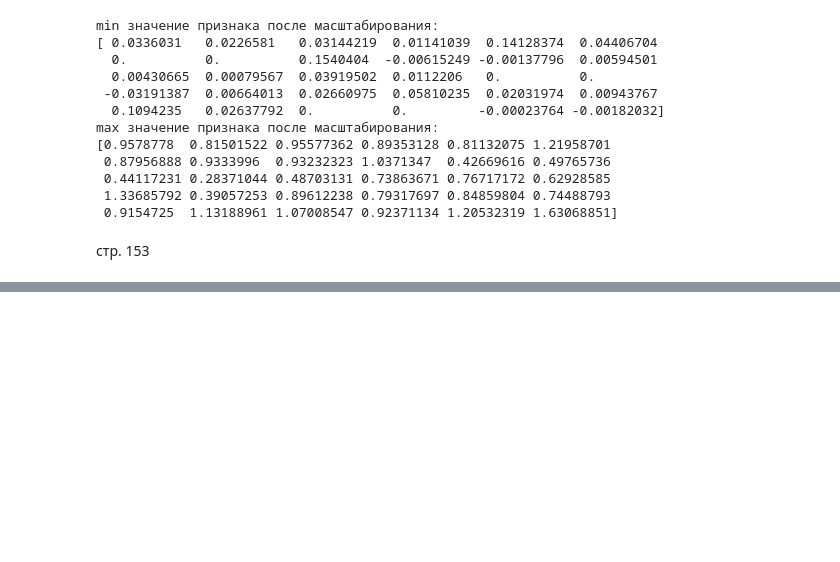
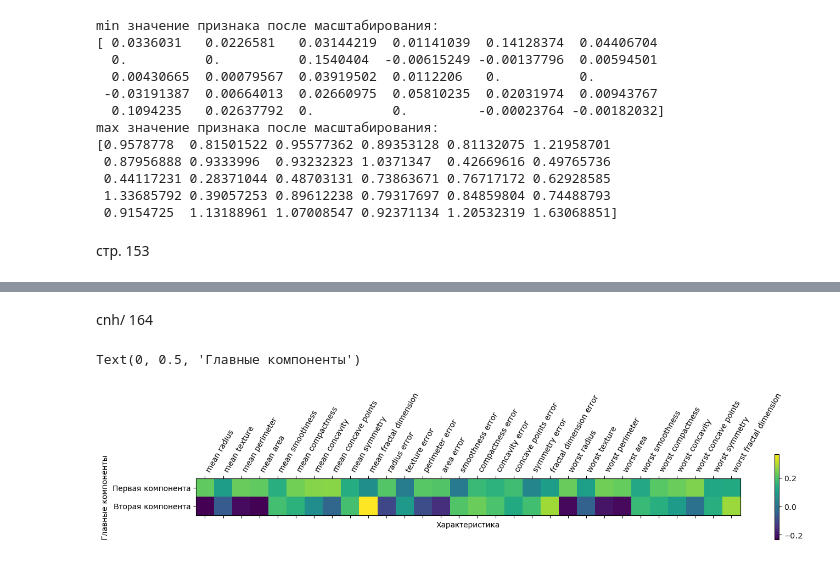
Before and after one commit to grigvlwork/ml_muller, a Jupyter notebook: chapter3.ipynb, the cells around one changed output, grey strips where cells are left out. Cells and saved outputs as stored; diff of their text form; code cells hidden in the pictures; blank space fills up the shorter version.

```diff
--- a/chapter3.ipynb
+++ b/chapter3.ipynb
@@ -133,0 +253,13 @@ for ax in axes:
+# %% [markdown]
+cnh/ 164
+# %%
+plt.matshow(pca.components_, cmap='viridis')
+plt.yticks([0, 1], ["Первая компонента", "Вторая компонента"])
+plt.colorbar()
+plt.xticks(range(len(cancer.feature_names)),
+           cancer.feature_names, rotation=60, ha='left')
+plt.xlabel("Характеристика")
+plt.ylabel("Главные компоненты")
+# %% [output]
+Text(0, 0.5, 'Главные компоненты')
+[figure, added]
```
Also changed, not shown: parts of 20 cells of this notebook.
